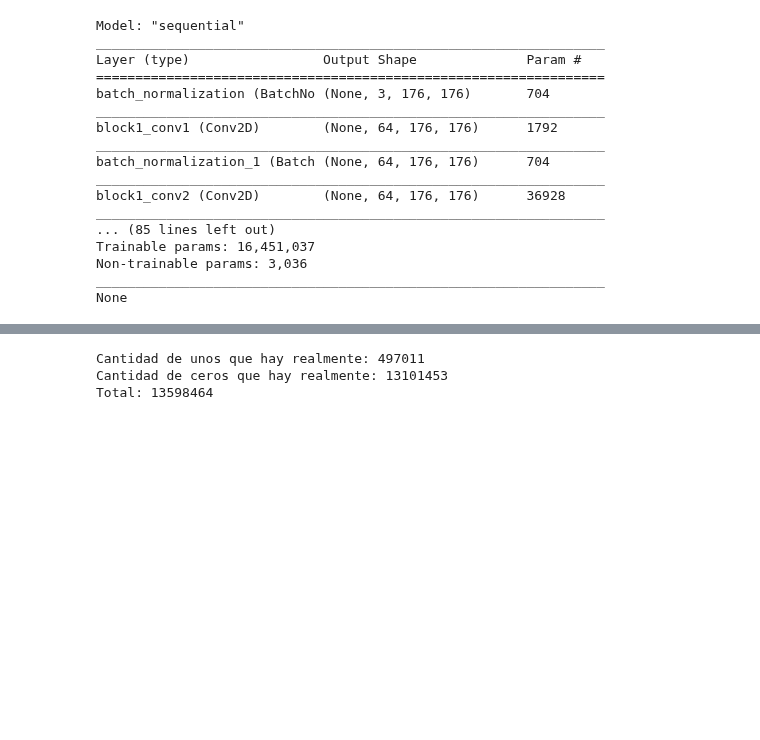
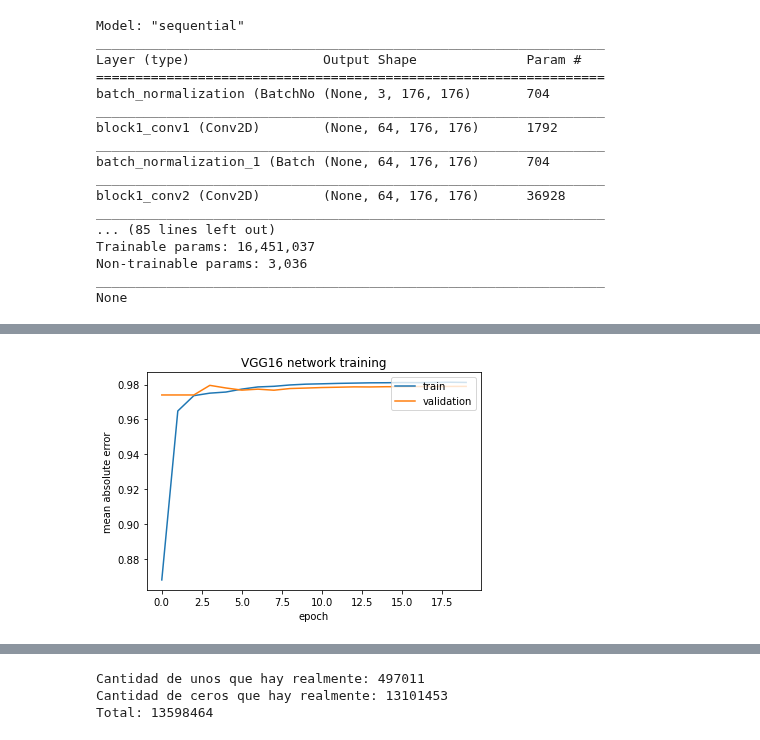
Before and after one commit to JFC95/ProyectoIntegrador_Weather, a Jupyter notebook: Notebooks/VGG16-SMOTE.ipynb, the cells around one changed output, grey strips where cells are left out. Drawn from its saved outputs; the diff is of its cells as text; code cells hidden in the pictures; blank space fills up the shorter version.

```diff
--- a/Notebooks/VGG16-SMOTE.ipynb
+++ b/Notebooks/VGG16-SMOTE.ipynb
@@ -208,3 +278,14 @@ plt.show()
+# %%
+#print(history)
+plt.plot(history['acc'])
+plt.plot(history['val_acc'])
+plt.title('VGG16 network training')
+plt.ylabel('mean absolute error')
+plt.xlabel('epoch')
+plt.legend(['train', 'validation'], loc='upper right')
+plt.show()
+# %% [output]
+[figure, added]
 # %%
 y_pred = model.predict(X_test)
 # %%
```
Also changed, not shown: parts of 41 cells of this notebook.
